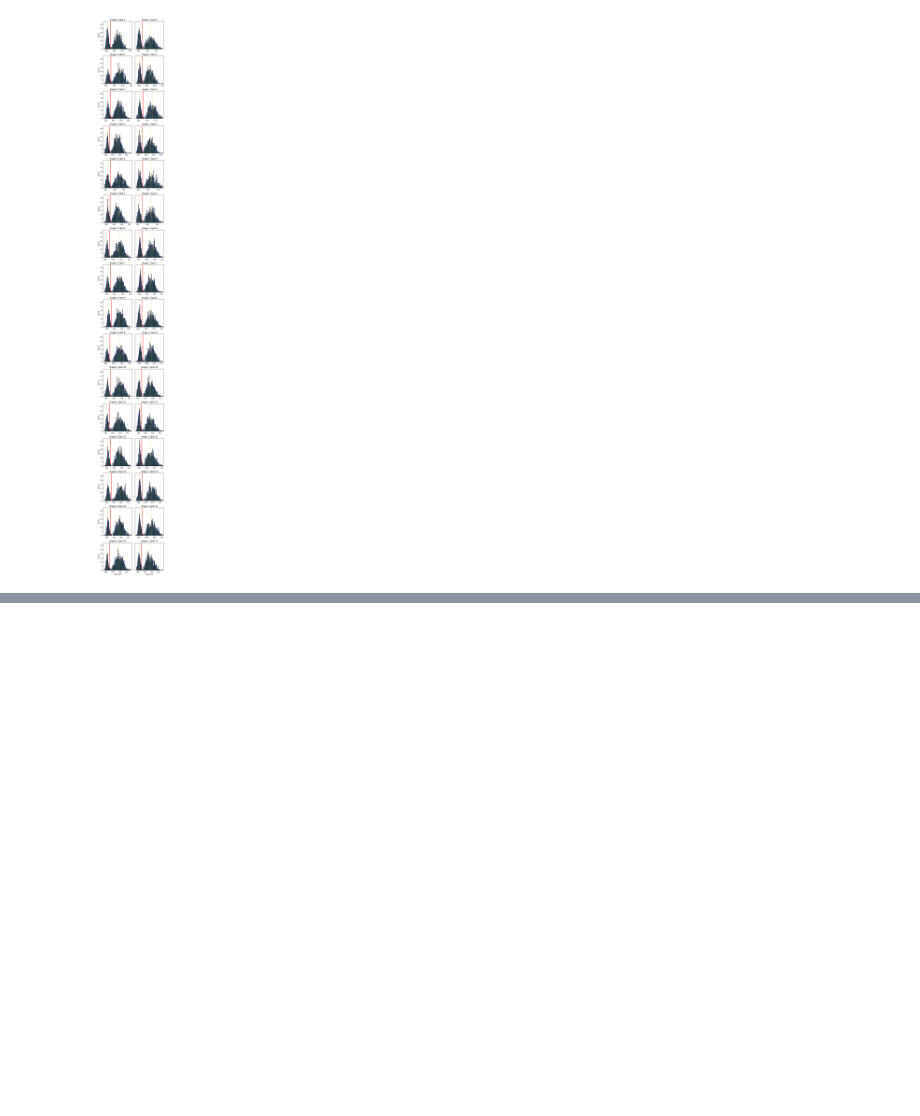
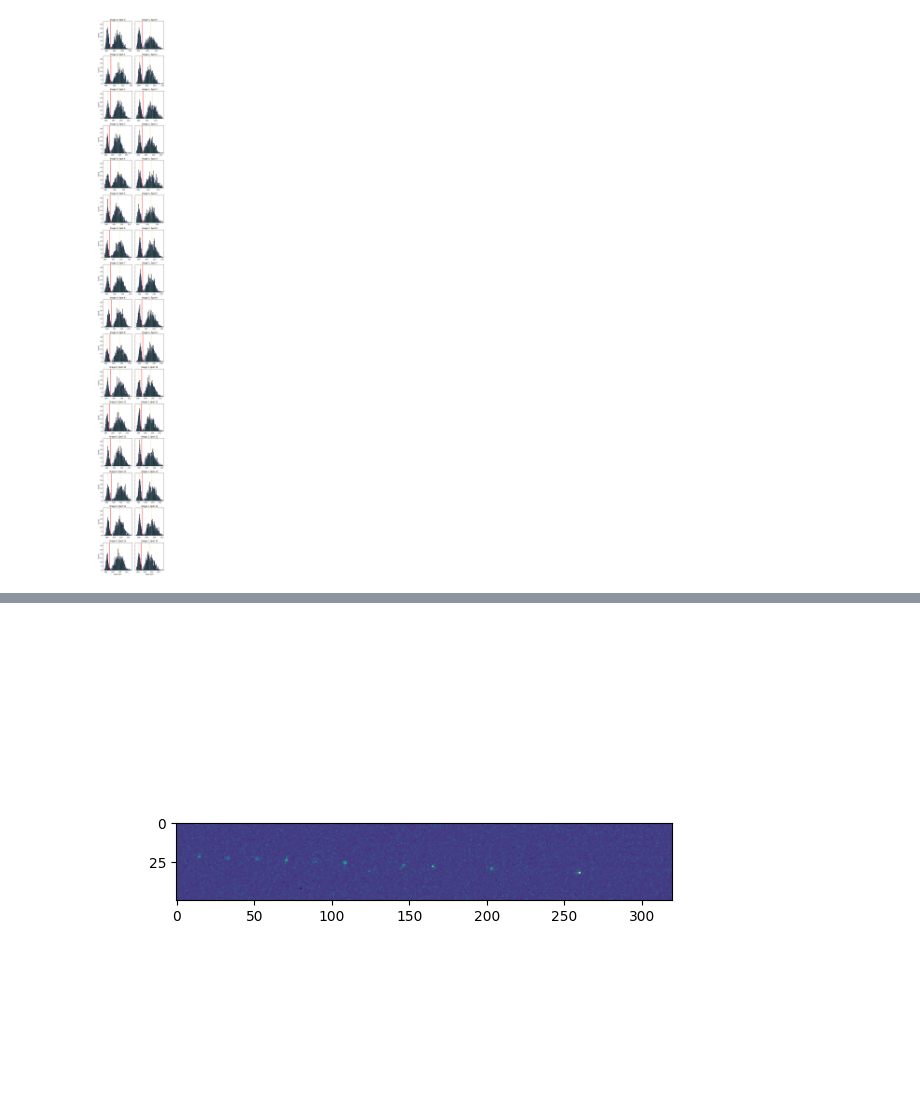
Before and after one commit to rydyb/pydatatom, a Jupyter notebook: notebooks/4 Fixed Spot Histogram Evaluation.ipynb, the cells around one changed output, grey strips where cells are left out. Drawn from its saved outputs; the diff is of its cells as text; code cells hidden in the pictures; blank space fills up the shorter version.

```diff
--- a/notebooks/4 Fixed Spot Histogram Evaluation.ipynb
+++ b/notebooks/4 Fixed Spot Histogram Evaluation.ipynb
@@ -36,0 +59,6 @@ evaluation.plot_spot_sums_histograms()
+# %%
+plt.figure()
+plt.imshow(dataset[1]["image"][1])
+plt.show()
+# %% [output]
+[figure, added]
```
Also changed, not shown: parts of 6 cells of this notebook, 7 other files.
